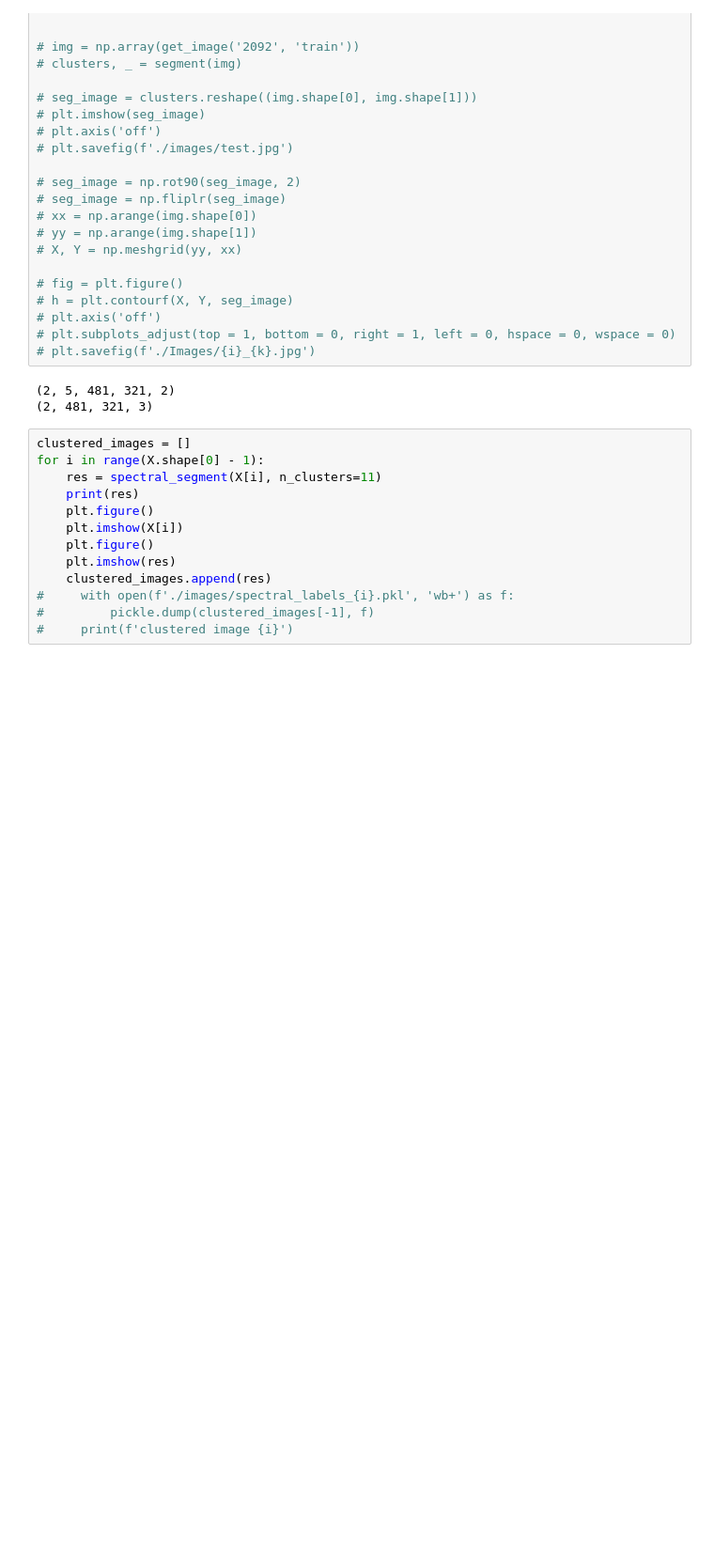
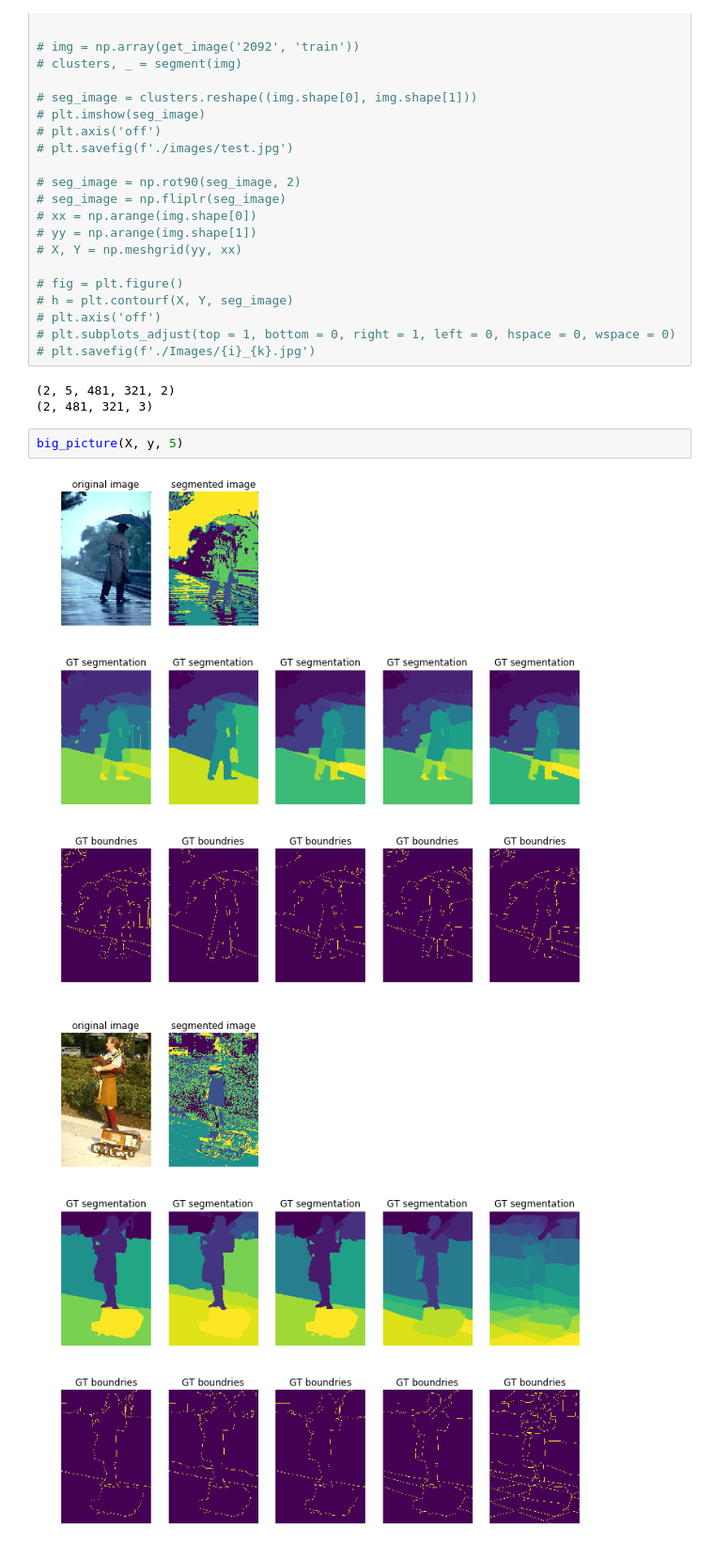
Before and after one commit to yakout/image-segmentation, a Jupyter notebook: lab5.ipynb, the cells around one changed output. Shown: that part at 94% size. Saved outputs shown, nothing was run; the diff lists cells and outputs as text; blank space fills up the shorter version.

Commit message:
Fix big picture method

```diff
--- a/lab5.ipynb
+++ b/lab5.ipynb
@@ -71,16 +71,8 @@ print(X.shape)
 # %% [output]
 (2, 5, 481, 321, 2)
 (2, 481, 321, 3)
-# %%
-clustered_images = []
-for i in range(X.shape[0] - 1):
-    res = spectral_segment(X[i], n_clusters=11)
-    print(res)
-    plt.figure()
-    plt.imshow(X[i])
-    plt.figure()
-    plt.imshow(res)
-    clustered_images.append(res)
-#     with open(f'./images/spectral_labels_{i}.pkl', 'wb+') as f:
-#         pickle.dump(clustered_images[-1], f)
-#     print(f'clustered image {i}')
+# %%
+big_picture(X, y, 5)
+# %% [output]
+[figure, added]
+[figure, added]
```
Also changed, not shown: parts of 1 cell of this notebook, 2 other files.
